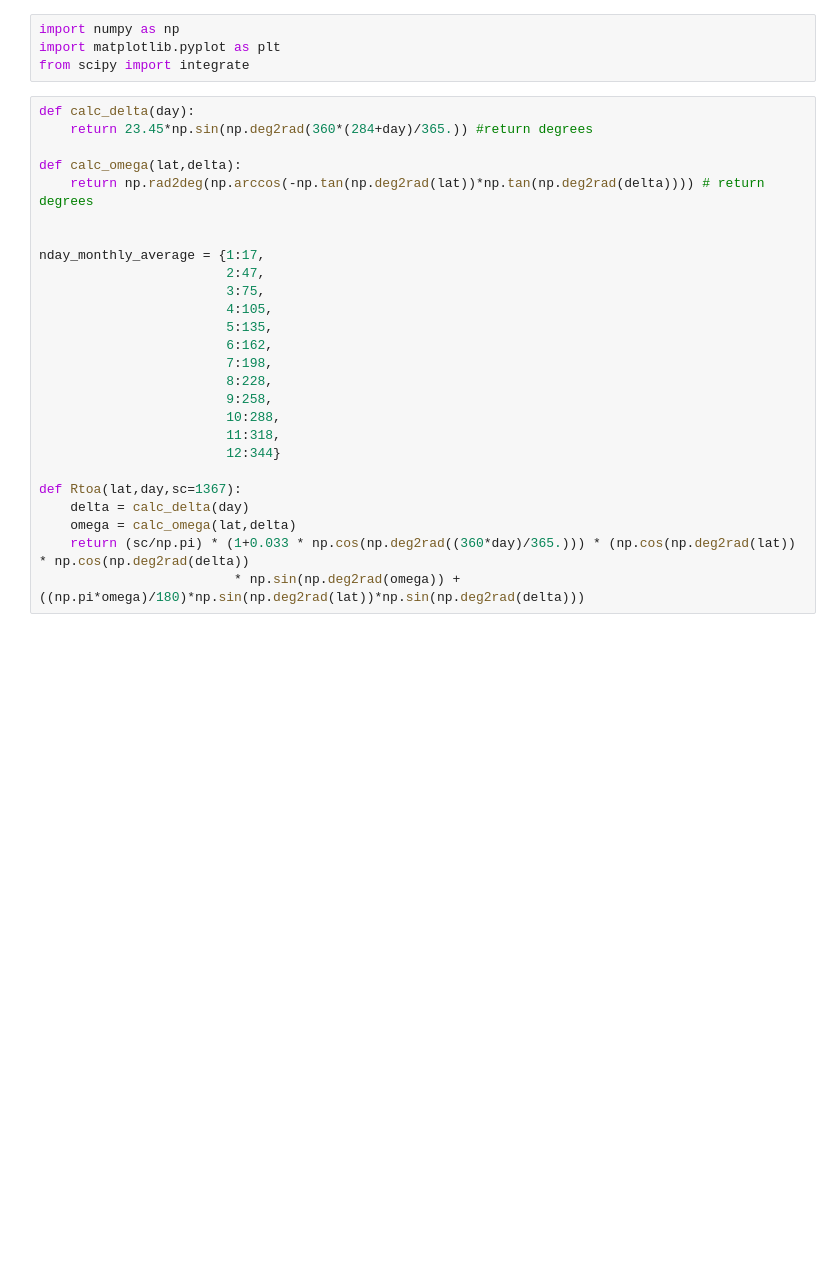
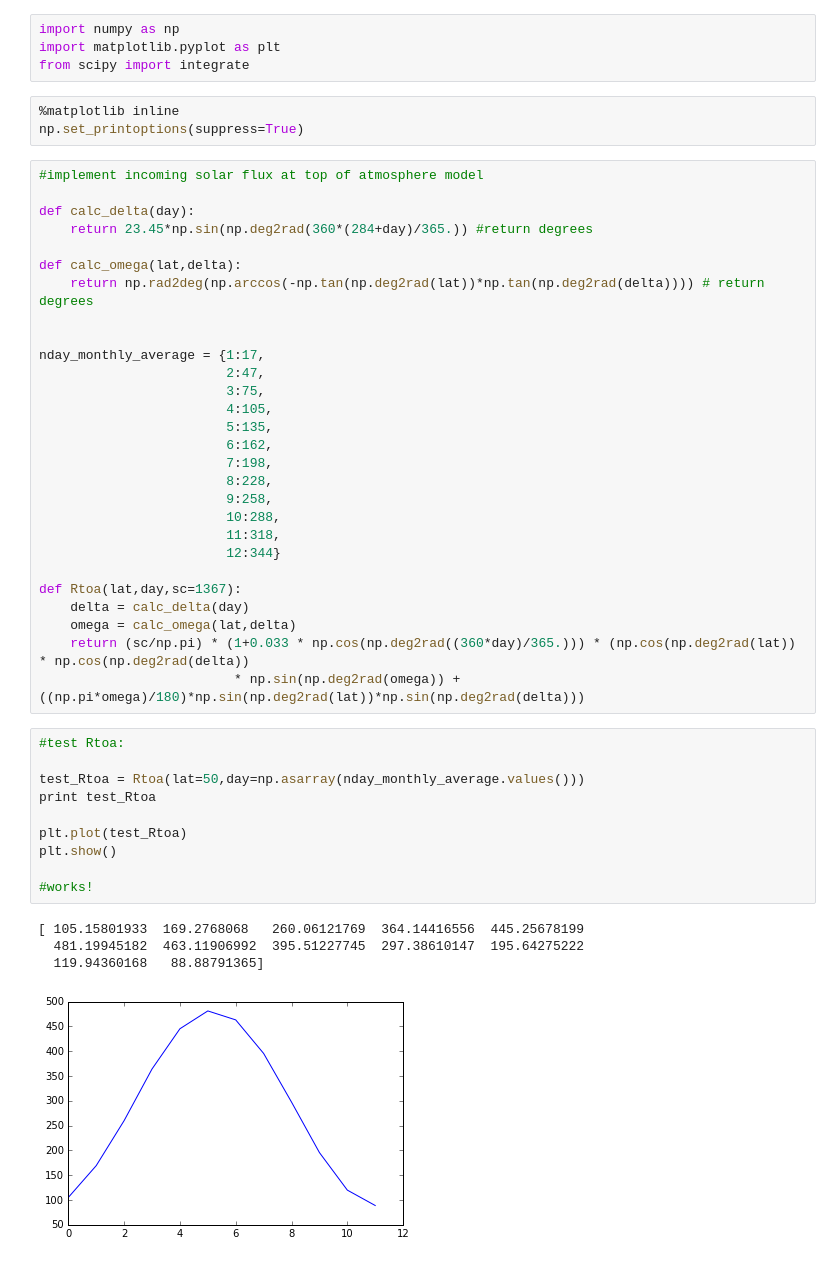
Before and after one commit to paspaldzhiev/luc4c, a Jupyter notebook: Untitled1.ipynb, the cells around one changed output. Saved outputs shown, nothing was run; the diff lists cells and outputs as text; blank space fills up the shorter version.

```diff
--- a/Untitled1.ipynb
+++ b/Untitled1.ipynb
@@ -2,7 +2,12 @@
 import numpy as np
 import matplotlib.pyplot as plt
 from scipy import integrate
+# %%
+%matplotlib inline
+np.set_printoptions(suppress=True)
 # %%
+#implement incoming solar flux at top of atmosphere model
+
 def calc_delta(day):
     return 23.45*np.sin(np.deg2rad(360*(284+day)/365.)) #return degrees
 
@@ -28,4 +33,19 @@ def Rtoa(lat,day,sc=1367):
     omega = calc_omega(lat,delta)
     return (sc/np.pi) * (1+0.033 * np.cos(np.deg2rad((360*day)/365.))) * (np.cos(np.deg2rad(lat)) * np.cos(np.deg2rad(delta))
                          * np.sin(np.deg2rad(omega)) +((np.pi*omega)/180)*np.sin(np.deg2rad(lat))*np.sin(np.deg2rad(delta)))
+# %%
+#test Rtoa:
+
+test_Rtoa = Rtoa(lat=50,day=np.asarray(nday_monthly_average.values()))
+print test_Rtoa
+
+plt.plot(test_Rtoa)
+plt.show()
+
+#works!
+# %% [output]
+[ 105.15801933  169.2768068   260.06121769  364.14416556  445.25678199
+  481.19945182  463.11906992  395.51227745  297.38610147  195.64275222
+  119.94360168   88.88791365]
+[figure, added]
 # %%
```
Also changed, not shown: parts of 27 cells of this notebook.
